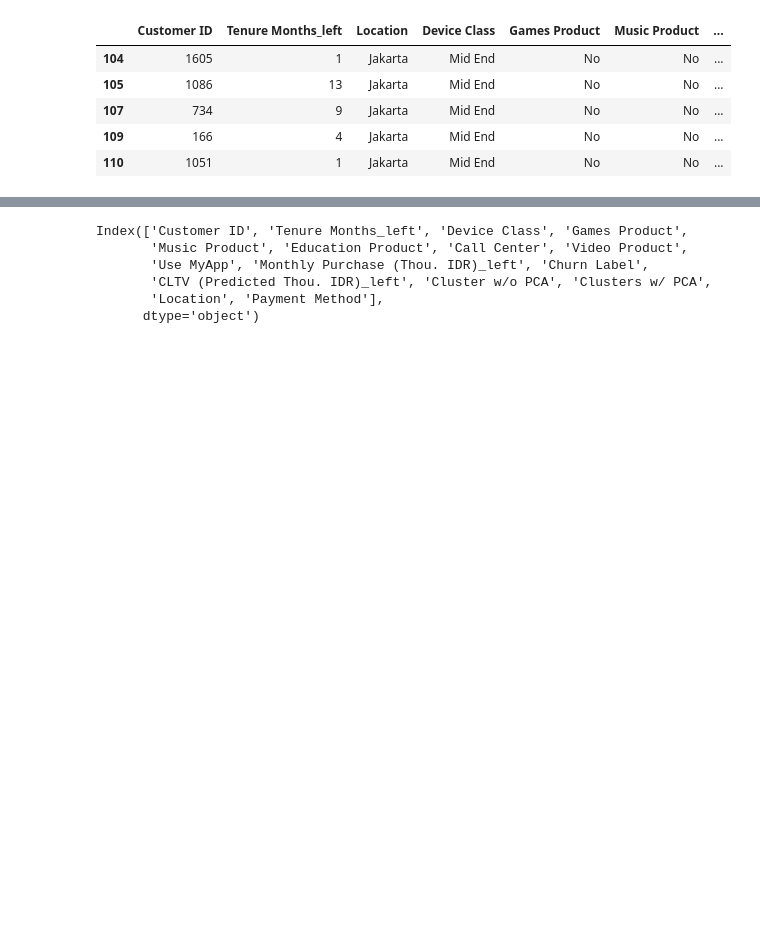
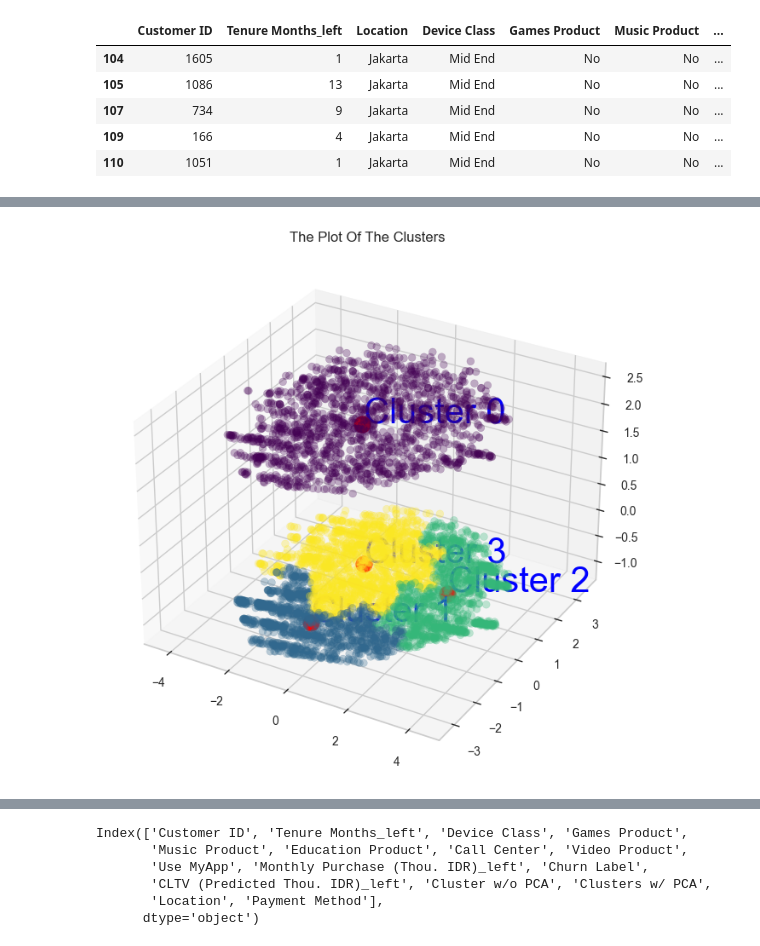
Before and after one commit to whisnumurtyga/dsw-second-guess, a Jupyter notebook: code/clustering.ipynb, the cells around one changed output, grey strips where cells are left out. Saved outputs shown, nothing was run; the diff lists cells and outputs as text; code cells hidden in the pictures; blank space fills up the shorter version.

Commit message:
add label and try apriori

```diff
--- a/code/clustering.ipynb
+++ b/code/clustering.ipynb
@@ -336,3 +337,28 @@ plt.show()
+# %%
+centroids = {}
+for cluster in np.unique(PCA_ds["Clusters"]):
+    mask = PCA_ds["Clusters"] == cluster
+    centroids[cluster] = [np.mean(x[mask]), np.mean(y[mask]), np.mean(z[mask])]
+
+# Pilih peta warna
+cmap = plt.get_cmap('viridis')
+
+# Plotting the clusters dengan transparansi
+fig = plt.figure(figsize=(10,8))
+ax = plt.subplot(111, projection='3d')
+ax.scatter(x, y, z, s=40, c=PCA_ds["Clusters"], marker='o', cmap=cmap, alpha=0.3)
+
+# Menambahkan centroid sebagai titik besar dengan label
+for cluster, centroid in centroids.items():
+    ax.scatter(*centroid, color='red', s=200)  # Titik centroid yang besar
+    # Menyesuaikan posisi teks
+    text_pos = [c + 0.02 for c in centroid]  # Sesuaikan 0.02 ini sesuai kebutuhan
+    ax.text(*text_pos, 'Cluster %d' % cluster, color='blue', fontsize=30)
+
+ax.set_title("The Plot Of The Clusters")
+plt.show()
+# %% [output]
+[figure, added]
 # %%
 #Plotting countplot of clusters
 pal = ["#682F2F","#B9C0C9", "#9F8A78","#F3AB60"]
```
Also changed, not shown: parts of 19 cells of this notebook, 2 other files.
